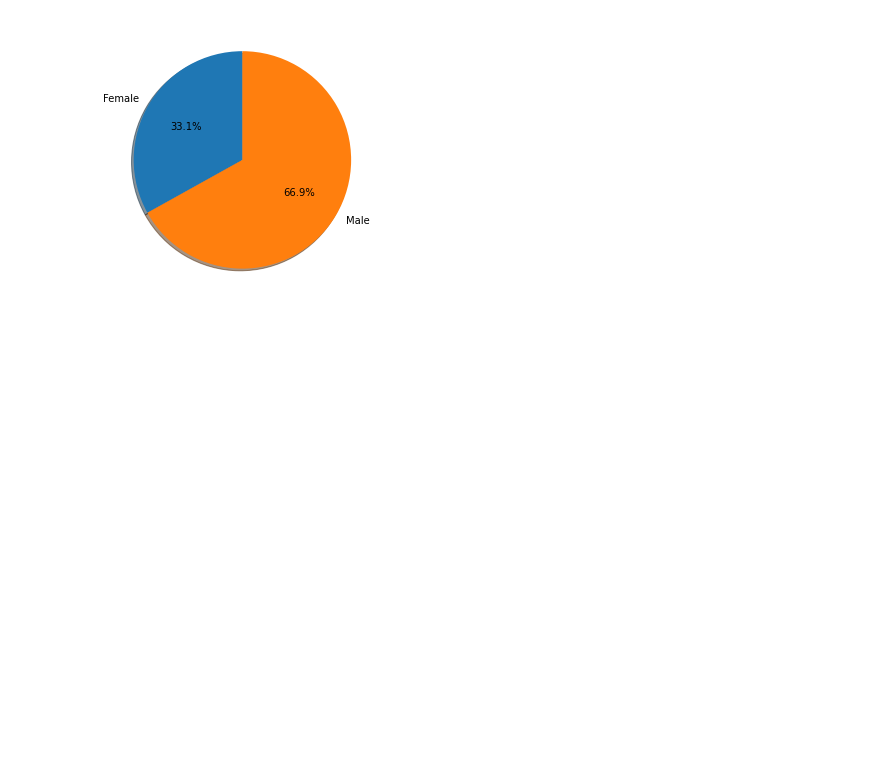
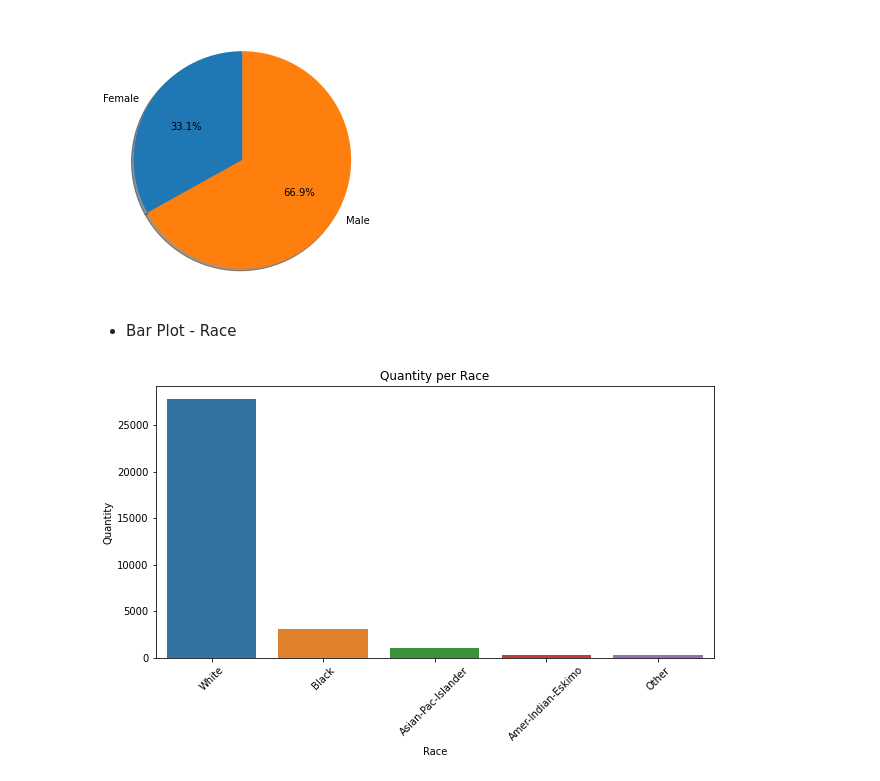
Before and after one commit to Mario-RJunior/census-analysis, a Jupyter notebook: census.ipynb, the cells around one changed output. Saved outputs shown, nothing was run; the diff lists cells and outputs as text; code cells hidden in the pictures; blank space fills up the shorter version.

Commit message:
Add countplot to race

```diff
--- a/census.ipynb
+++ b/census.ipynb
@@ -142,3 +142,15 @@ plt.pie(perc.values,
 plt.show()
 # %% [output]
 [figure]
+# %% [markdown]
+- Bar Plot - Race
+# %%
+plt.figure(figsize=(10,5))
+sns.countplot(x='race', data=df, orient='v')
+plt.title('Quantity per Race')
+plt.xlabel('Race')
+plt.ylabel('Quantity')
+plt.xticks(rotation=45)
+plt.show()
+# %% [output]
+[figure, added]
```
Also changed, not shown: parts of 2 cells of this notebook.
